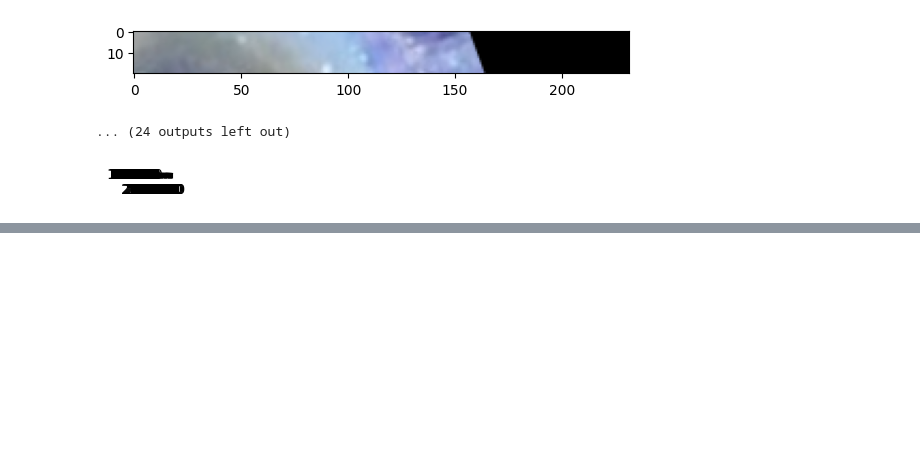
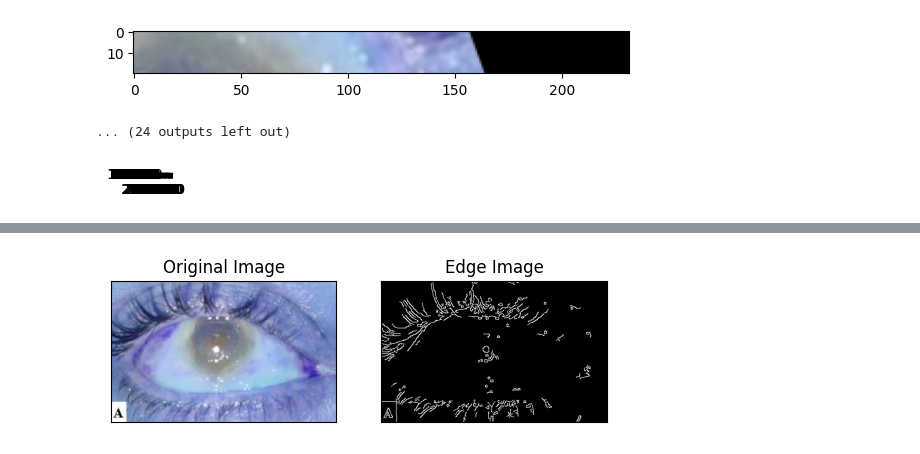
Before and after one commit to ethanrasmussen/EyeTraumaAnalysis, a Jupyter notebook: main.ipynb, the cells around one changed output, grey strips where cells are left out. Drawn from its saved outputs; the diff is of its cells as text; code cells hidden in the pictures; blank space fills up the shorter version.

```diff
--- a/main.ipynb
+++ b/main.ipynb
@@ -114,0 +121,6 @@ horizontal_display(cropped, True)
+# %%
+from main import canny_edges, show_canny
+
+show_canny(image.img)
+# %% [output]
+[figure, added]
```
Also changed, not shown: parts of 3 cells of this notebook, 1 other file.
